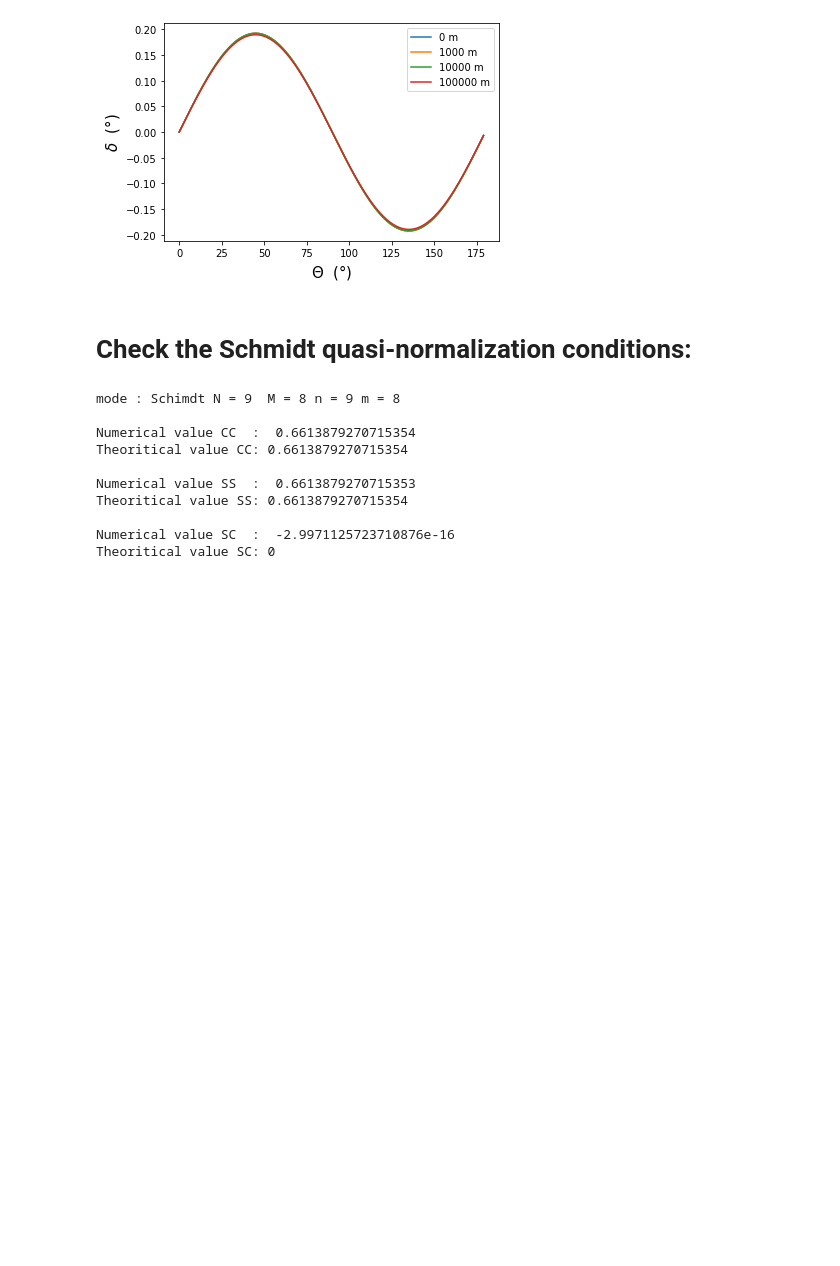
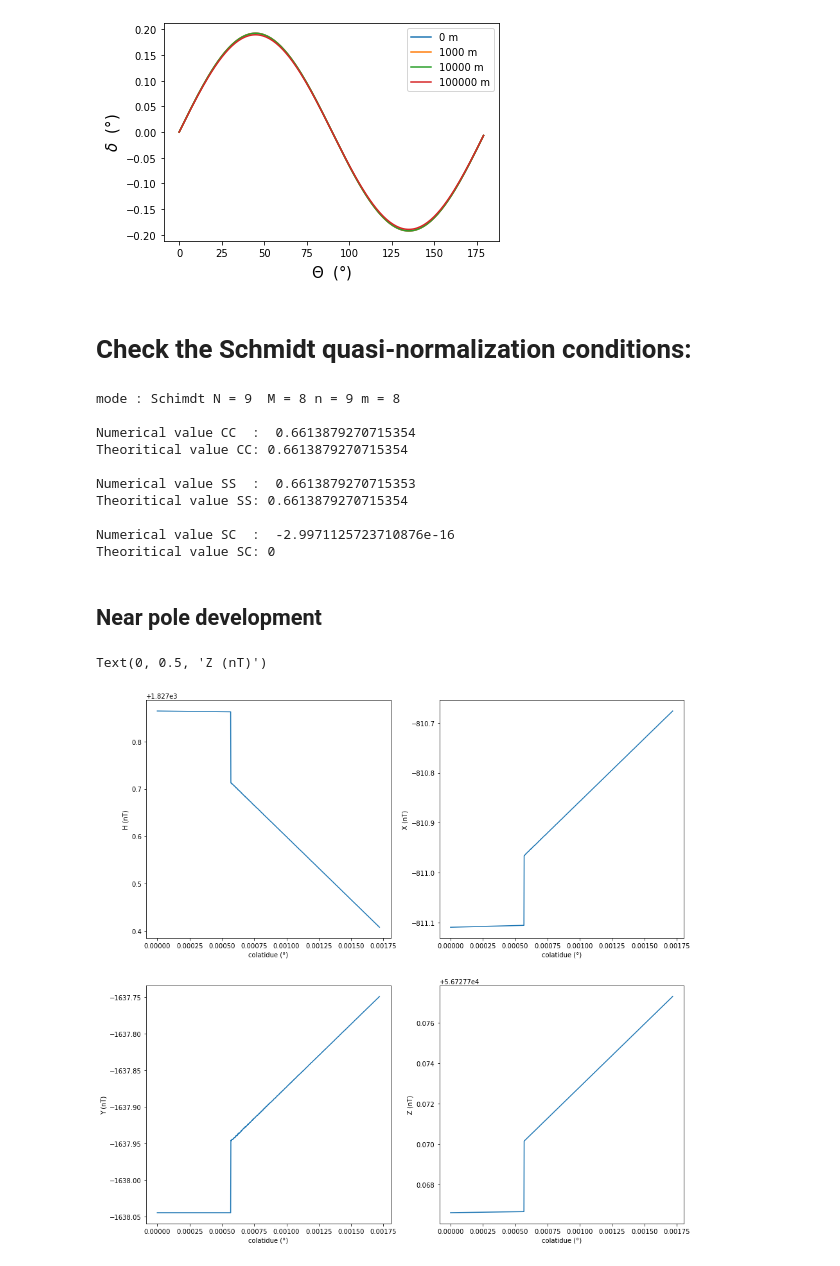
Before and after one commit to Bertin-fap/geomagnetism-exemples, a Jupyter notebook: GEOMAGNETISM_GITHUB.ipynb, the cells around one changed output. Cells and saved outputs as stored; diff of their text form; code cells hidden in the pictures; blank space fills up the shorter version.

```diff
--- a/GEOMAGNETISM_GITHUB.ipynb
+++ b/GEOMAGNETISM_GITHUB.ipynb
@@ -33,7 +35,7 @@ pprint(result)
 ## benchmark with WMM test data 2020
 # %%
 index=0 # index >=0 and <12
-Date, height, colatitude, longitude, WMM = geo.read_WWW_test_2020(11)
+Date, height, colatitude, longitude, WMM = geo.read_WWW_test_2020(8)
 result = geo.B_components(longitude,colatitude,height,Date,referential="geodetic",
                                     file="WMM_2020.COF",SV=True)
 print(f'Date: {Date["year"] } ')
@@ -227,3 +229,49 @@ Theoritical value SS: 0.6613879270715354
 
 Numerical value SC  :  -2.9971125723710876e-16
 Theoritical value SC: 0
+# %% [markdown]
+## Near pole development
+# %%
+import numpy as np
+import matplotlib.pyplot as plt
+%matplotlib inline
+
+EPS = 1.e-5*180/np.pi
+height= 0.0
+longitude= 240.0
+Date={"mode":"dec","year":2020.0}
+H = []
+X = []
+Y = []
+Z = []
+for colatitude in np.linspace(0,3*EPS,1000):
+    result = geo.B_components(longitude,colatitude,height,Date,referential="geodetic",
+                                   file="WMM_2020.COF", SV=True)
+    H.append(result['H'])
+    X.append(result['X'])
+    Y.append(result['Y'])
+    Z.append(result['Z'])
+
+plt.figure(figsize=(15,15))
+plt.subplot(2,2,1)
+plt.plot(np.linspace(0,3*EPS,1000),H)
+plt.xlabel("colatidue (°)")
+plt.ylabel("H (nT)")
+
+plt.subplot(2,2,2)
+plt.plot(np.linspace(0,3*EPS,1000),X)
+plt.xlabel("colatidue (°)")
+plt.ylabel("X (nT)")
+
+plt.subplot(2,2,3)
+plt.plot(np.linspace(0,3*EPS,1000),Y)
+plt.xlabel("colatidue (°)")
+plt.ylabel("Y (nT)")
+
+plt.subplot(2,2,4)
+plt.plot(np.linspace(0,3*EPS,1000),Z)
+plt.xlabel("colatidue (°)")
+plt.ylabel("Z (nT)")
+# %% [output]
+Text(0, 0.5, 'Z (nT)')
+[figure, added]
```
Also changed, not shown: parts of 3 cells of this notebook.
